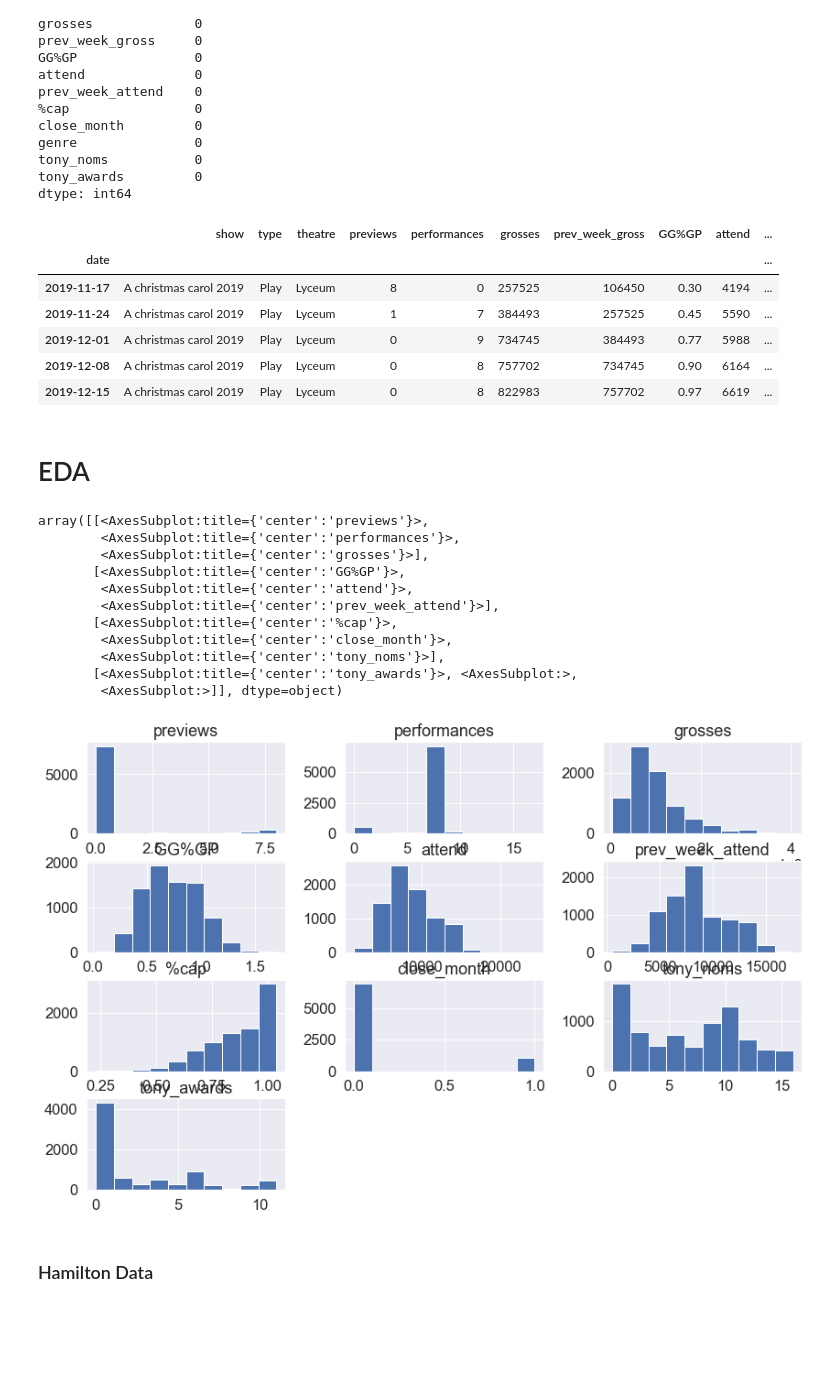
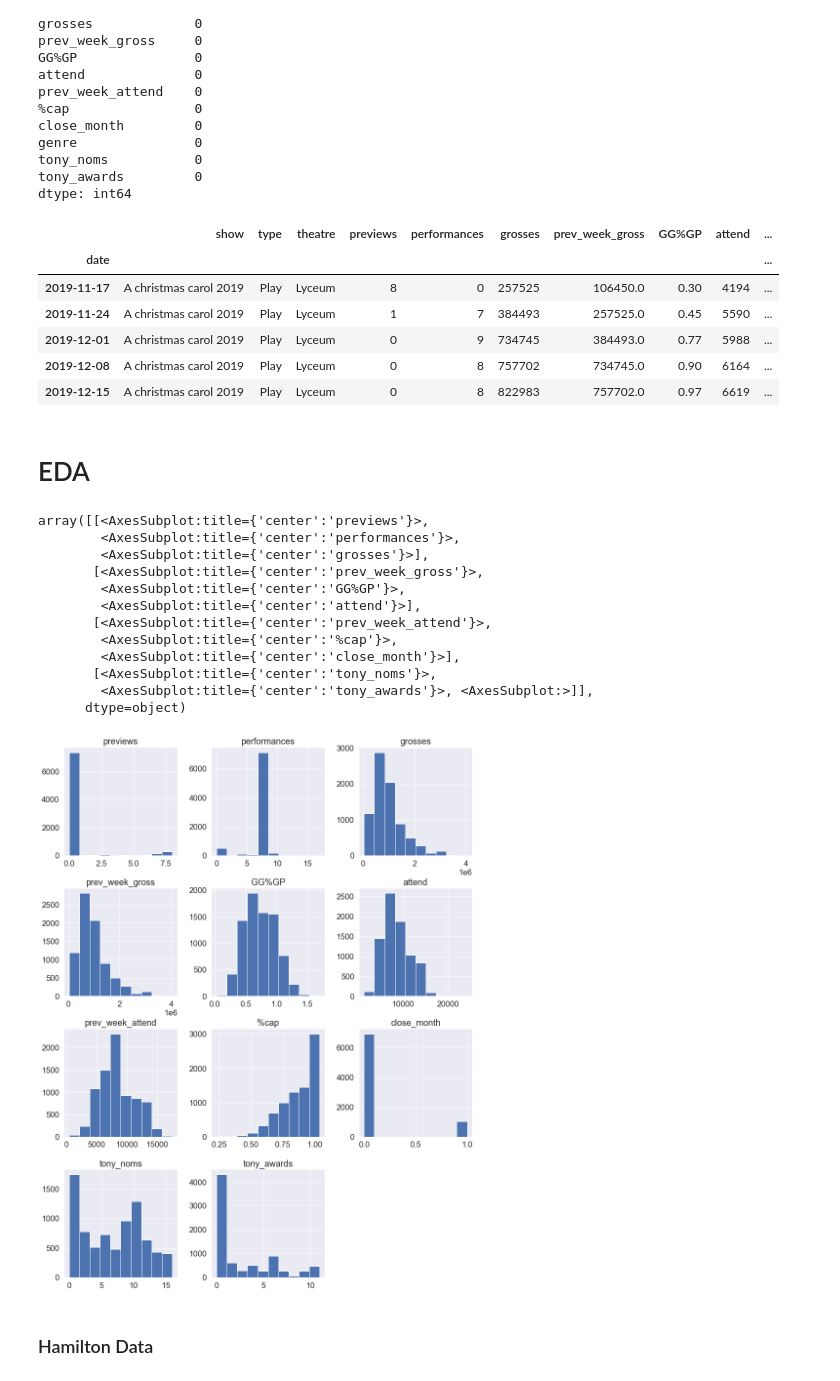
Before and after one commit to ozbunae/capstone, a Jupyter notebook: Baseline Modeling for Broadway Grosses.ipynb, the cells around one changed output. Cells and saved outputs as stored; diff of their text form; code cells hidden in the pictures; blank space fills up the shorter version.

```diff
--- a/Weekly Grosses.ipynb
+++ b/Baseline Modeling for Broadway Grosses.ipynb
@@ -113,3 +128,5 @@ Data columns (total 16 columns):
  15  tony_awards       7978 non-null   int64
 dtypes: datetime64[ns](1), float64(3), int64(7), object(5)
 memory usage: 1.0+ MB
+# %%
+df['prev_week_gross'] = df['prev_week_gross'].values.astype('float32')
@@ -152,28 +194,29 @@ df.head()
 # %% [output]
 |  | show | type | theatre | previews | performances | grosses | prev_week_gross | GG%GP | attend | ... |
 | date |  |  |  |  |  |  |  |  |  | ... |
-| 2019-11-17 | A christmas carol 2019 | Play | Lyceum | 8 | 0 | 257525 | 106450 | 0.30 | 4194 | ... |
-| 2019-11-24 | A christmas carol 2019 | Play | Lyceum | 1 | 7 | 384493 | 257525 | 0.45 | 5590 | ... |
-| 2019-12-01 | A christmas carol 2019 | Play | Lyceum | 0 | 9 | 734745 | 384493 | 0.77 | 5988 | ... |
-| 2019-12-08 | A christmas carol 2019 | Play | Lyceum | 0 | 8 | 757702 | 734745 | 0.90 | 6164 | ... |
-| 2019-12-15 | A christmas carol 2019 | Play | Lyceum | 0 | 8 | 822983 | 757702 | 0.97 | 6619 | ... |
+| 2019-11-17 | A christmas carol 2019 | Play | Lyceum | 8 | 0 | 257525 | 106450.0 | 0.30 | 4194 | ... |
+| 2019-11-24 | A christmas carol 2019 | Play | Lyceum | 1 | 7 | 384493 | 257525.0 | 0.45 | 5590 | ... |
+| 2019-12-01 | A christmas carol 2019 | Play | Lyceum | 0 | 9 | 734745 | 384493.0 | 0.77 | 5988 | ... |
+| 2019-12-08 | A christmas carol 2019 | Play | Lyceum | 0 | 8 | 757702 | 734745.0 | 0.90 | 6164 | ... |
+| 2019-12-15 | A christmas carol 2019 | Play | Lyceum | 0 | 8 | 822983 | 757702.0 | 0.97 | 6619 | ... |
 # %% [markdown]
 # EDA
 # %%
-df.hist(figsize=(14,9))
+df.hist(figsize=(15,20))
 # %% [output]
 array([[<AxesSubplot:title={'center':'previews'}>,
         <AxesSubplot:title={'center':'performances'}>,
         <AxesSubplot:title={'center':'grosses'}>],
-       [<AxesSubplot:title={'center':'GG%GP'}>,
-        <AxesSubplot:title={'center':'attend'}>,
-        <AxesSubplot:title={'center':'prev_week_attend'}>],
-       [<AxesSubplot:title={'center':'%cap'}>,
-        <AxesSubplot:title={'center':'close_month'}>,
-        <AxesSubplot:title={'center':'tony_noms'}>],
-       [<AxesSubplot:title={'center':'tony_awards'}>, <AxesSubplot:>,
-        <AxesSubplot:>]], dtype=object)
+       [<AxesSubplot:title={'center':'prev_week_gross'}>,
+        <AxesSubplot:title={'center':'GG%GP'}>,
+        <AxesSubplot:title={'center':'attend'}>],
+       [<AxesSubplot:title={'center':'prev_week_attend'}>,
+        <AxesSubplot:title={'center':'%cap'}>,
+        <AxesSubplot:title={'center':'close_month'}>],
+       [<AxesSubplot:title={'center':'tony_noms'}>,
+        <AxesSubplot:title={'center':'tony_awards'}>, <AxesSubplot:>]],
+      dtype=object)
-[figure, old version]
+[figure, new version]
 # %% [markdown]
 ### Hamilton Data
 # %%
```
Also changed, not shown: parts of 25 cells of this notebook, 3 other files.
